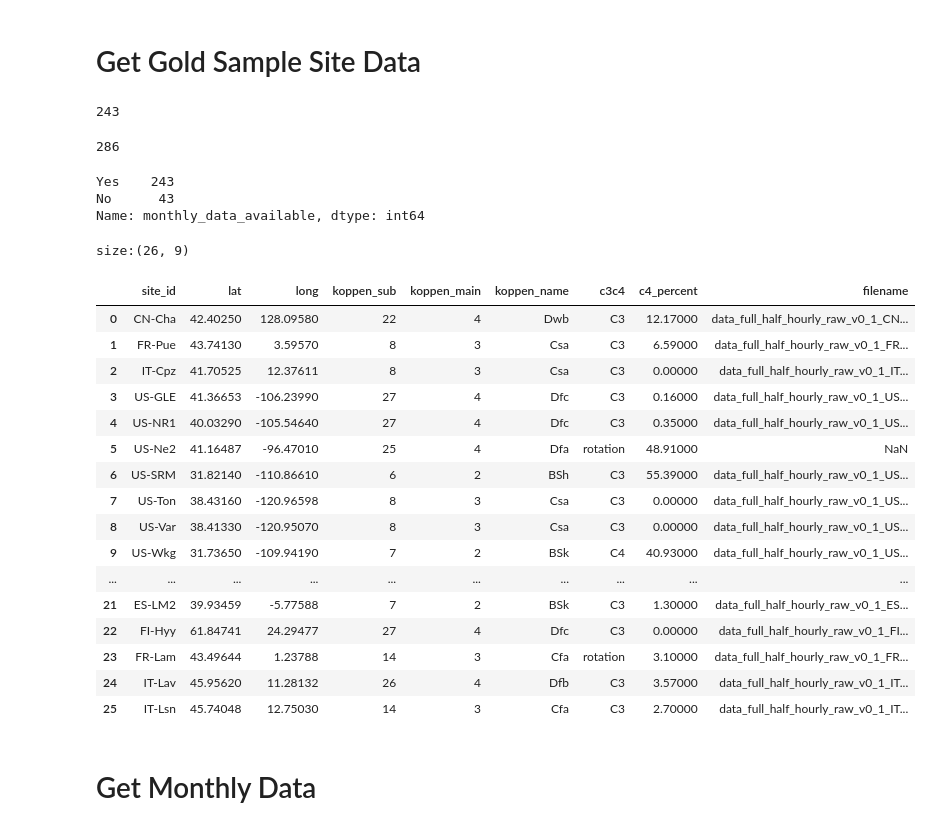
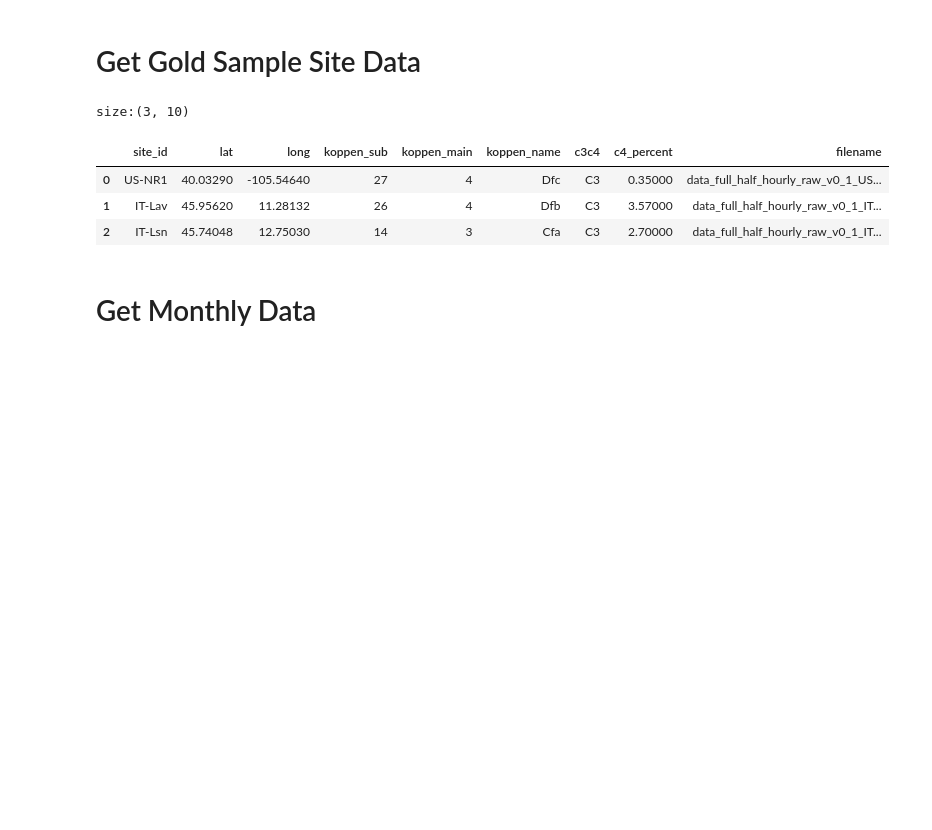
Before and after one commit to jcalz23/co2-flux-hourly-gpp-modeling, a Jupyter notebook: code/src/preprocessing/baseline-data-pipeline-v1-impute.ipynb, the cells around one changed output. Drawn from its saved outputs; the diff is of its cells as text; code cells hidden in the pictures; blank space fills up the shorter version.

```diff
--- a/code/src/preprocessing/baseline-data-pipeline-v1-impute.ipynb
+++ b/code/src/preprocessing/baseline-data-pipeline-v1-impute.ipynb
@@ -95,23 +95,24 @@ train_blob_name_base = f"baseline-train-v-{ver}"
 test_blob_name_base = f"baseline-test-v-{ver}"
 # %%
 # "Golden" Sites
-tier1_sites = ["US-MMS", "US-Vcp", "FR-Pue", "CH-Lae", "US-Var", "US-Ne2", "ES-LJu", "US-Ton"]
-tier2_sites = ["US-UMB", "US-Me2", "FI-Hyy", "US-NR1", "IT-Lav", "US-Wkg", "US-ARM", "US-SRM"]
+tier1_sites = ["IT-Lav", "US-NR1"]#["US-MMS", "US-Vcp", "FR-Pue", "CH-Lae", "US-Var", "US-Ne2", "ES-LJu", "US-Ton"]
+#tier2_sites = ["US-UMB", "US-Me2", "FI-Hyy", "US-NR1", "IT-Lav", "US-Wkg", "US-ARM", "US-SRM"]
 
-train_sites = tier1_sites + tier2_sites
+train_sites = tier1_sites# + tier2_sites
 
 # Selected Test Sites
-test_sites = ["US-GLE", # ENF, Cold
-              "US-AR1", # GRA, Temperate
-              "US-Seg", # GRA, Arid
-              "US-FR2", # WSA, Temperate
-              "ES-LM2", # WSA, Arid
-              "CA-Cbo", # DBF, Cold
-              "FR-Lam", # CRO, Temperate
-              "IT-Cpz", # EBF, Temperate
-              "CN-Cha", # MF Cold
-              "IT-Lsn", # OSH, Temperate
-              ]
+test_sites = ['IT-Lsn']
+#test_sites = # ["US-GLE", # ENF, Cold
+              # "US-AR1", # GRA, Temperate
+              # "US-Seg", # GRA, Arid
+            #   "US-FR2", # WSA, Temperate
+            #   "ES-LM2", # WSA, Arid
+            #   "CA-Cbo", # DBF, Cold
+            #   "FR-Lam", # CRO, Temperate
+            #   "IT-Cpz", # EBF, Temperate
+            #   "CN-Cha", # MF Cold
+            #   "IT-Lsn", # OSH, Temperate
+            #   ]
 # %%
 # Define features and target variables of the data pipelines
 included_features = ['TA_ERA', 'SW_IN_ERA', 'LW_IN_ERA', 'VPD_ERA', 'P_ERA', 'PA_ERA',
@@ -123,55 +131,24 @@ target_variable = 'GPP_NT_VUT_REF'
 # %% [markdown]
 # Get Gold Sample Site Data
-# %%
-monthly_df = pd.read_csv(monthly_data_filename)
-month_sites = monthly_df['SITE_ID'].unique()
-print(len(month_sites))
-# %% [output]
-243
-# %%
-site_metadata_df = pd.read_csv(data_dir + os.sep + 'site-metadata.csv')
-print(len(site_metadata_df))
-# %% [output]
-286
-# %%
-site_metadata_df['monthly_data_available'] = "No"
-site_metadata_df.loc[site_metadata_df['site_id'].isin(month_sites), 'monthly_data_available'] = "Yes"
-site_metadata_df['monthly_data_available'].value_counts()
-# %% [output]
-Yes    243
-No      43
-Name: monthly_data_available, dtype: int64
 # %%
 # Load site metadata
 included_site_features = ['site_id', 'filename', 'lat', 'long', #'elevation', <---- REMOVED
                           'koppen_sub', 'koppen_main', 'koppen_name',
-                          'c3c4', 'c4_percent']
+                          'c3c4', 'c4_percent', 'monthly_data_available']
 site_metadata_df = pd.read_csv(site_metadata_filename, usecols = included_site_features)
 
 # only focus on target sites
-site_metadata_df = site_metadata_df.loc[site_metadata_df['site_id'].isin(train_sites + test_sites)]
+site_metadata_df = site_metadata_df.loc[(site_metadata_df['site_id'].isin(train_sites + test_sites)) & (site_metadata_df['monthly_data_available']=='Yes'), ]
 print(f"size:{site_metadata_df.shape}")
+site_metadata_df.drop(columns='monthly_data_available', inplace=True)
 site_metadata_df.reset_index(inplace=True, drop=True)
 site_metadata_df
 # %% [output]
-size:(26, 9)
+size:(3, 10)
 |  | site_id | lat | long | koppen_sub | koppen_main | koppen_name | c3c4 | c4_percent | filename |
-| 0 | CN-Cha | 42.40250 | 128.09580 | 22 | 4 | Dwb | C3 | 12.17000 | data_full_half_hourly_raw_v0_1_CN... |
-| 1 | FR-Pue | 43.74130 | 3.59570 | 8 | 3 | Csa | C3 | 6.59000 | data_full_half_hourly_raw_v0_1_FR... |
-| 2 | IT-Cpz | 41.70525 | 12.37611 | 8 | 3 | Csa | C3 | 0.00000 | data_full_half_hourly_raw_v0_1_IT... |
-| 3 | US-GLE | 41.36653 | -106.23990 | 27 | 4 | Dfc | C3 | 0.16000 | data_full_half_hourly_raw_v0_1_US... |
-| 4 | US-NR1 | 40.03290 | -105.54640 | 27 | 4 | Dfc | C3 | 0.35000 | data_full_half_hourly_raw_v0_1_US... |
-| 5 | US-Ne2 | 41.16487 | -96.47010 | 25 | 4 | Dfa | rotation | 48.91000 | NaN |
-| 6 | US-SRM | 31.82140 | -110.86610 | 6 | 2 | BSh | C3 | 55.39000 | data_full_half_hourly_raw_v0_1_US... |
-| 7 | US-Ton | 38.43160 | -120.96598 | 8 | 3 | Csa | C3 | 0.00000 | data_full_half_hourly_raw_v0_1_US... |
-| 8 | US-Var | 38.41330 | -120.95070 | 8 | 3 | Csa | C3 | 0.00000 | data_full_half_hourly_raw_v0_1_US... |
-| 9 | US-Wkg | 31.73650 | -109.94190 | 7 | 2 | BSk | C4 | 40.93000 | data_full_half_hourly_raw_v0_1_US... |
-| ... | ... | ... | ... | ... | ... | ... | ... | ... | ... |
-| 21 | ES-LM2 | 39.93459 | -5.77588 | 7 | 2 | BSk | C3 | 1.30000 | data_full_half_hourly_raw_v0_1_ES... |
-| 22 | FI-Hyy | 61.84741 | 24.29477 | 27 | 4 | Dfc | C3 | 0.00000 | data_full_half_hourly_raw_v0_1_FI... |
-| 23 | FR-Lam | 43.49644 | 1.23788 | 14 | 3 | Cfa | rotation | 3.10000 | data_full_half_hourly_raw_v0_1_FR... |
-| 24 | IT-Lav | 45.95620 | 11.28132 | 26 | 4 | Dfb | C3 | 3.57000 | data_full_half_hourly_raw_v0_1_IT... |
-| 25 | IT-Lsn | 45.74048 | 12.75030 | 14 | 3 | Cfa | C3 | 2.70000 | data_full_half_hourly_raw_v0_1_IT... |
+| 0 | US-NR1 | 40.03290 | -105.54640 | 27 | 4 | Dfc | C3 | 0.35000 | data_full_half_hourly_raw_v0_1_US... |
+| 1 | IT-Lav | 45.95620 | 11.28132 | 26 | 4 | Dfb | C3 | 3.57000 | data_full_half_hourly_raw_v0_1_IT... |
+| 2 | IT-Lsn | 45.74048 | 12.75030 | 14 | 3 | Cfa | C3 | 2.70000 | data_full_half_hourly_raw_v0_1_IT... |
 # %% [markdown]
 # Get Monthly Data
 # %%
```
Also changed, not shown: parts of 21 cells of this notebook, 8 other files.
